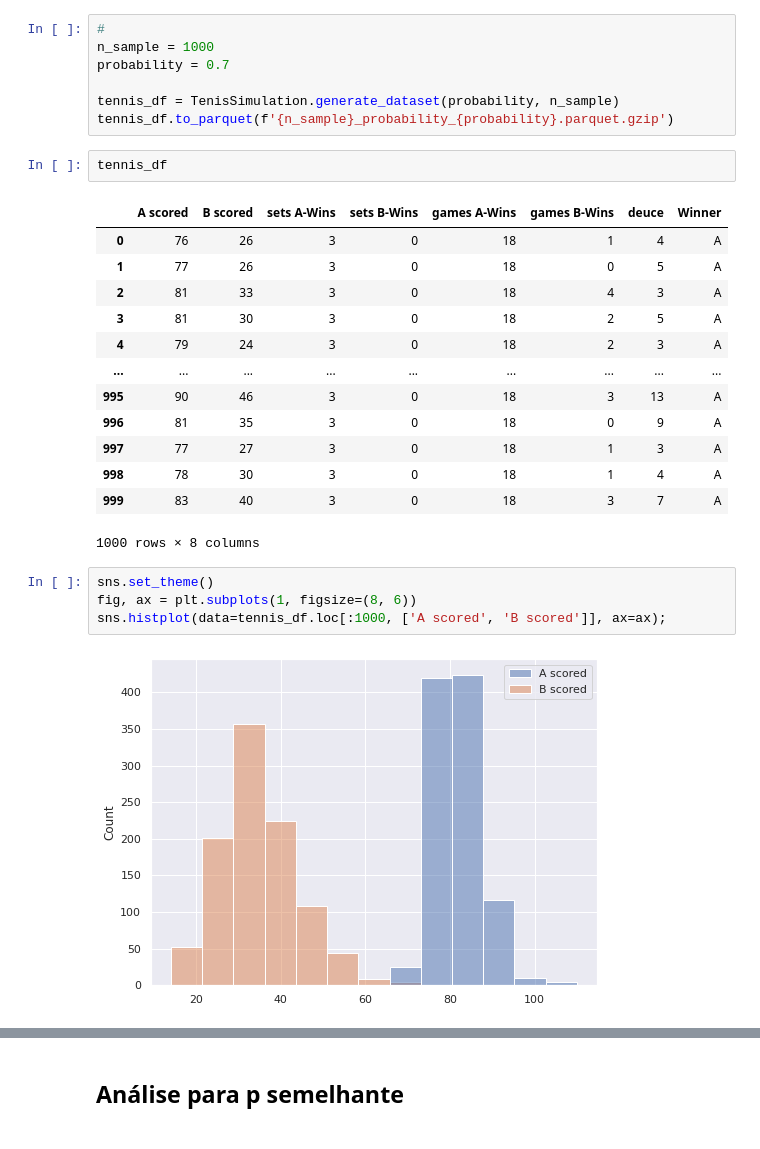
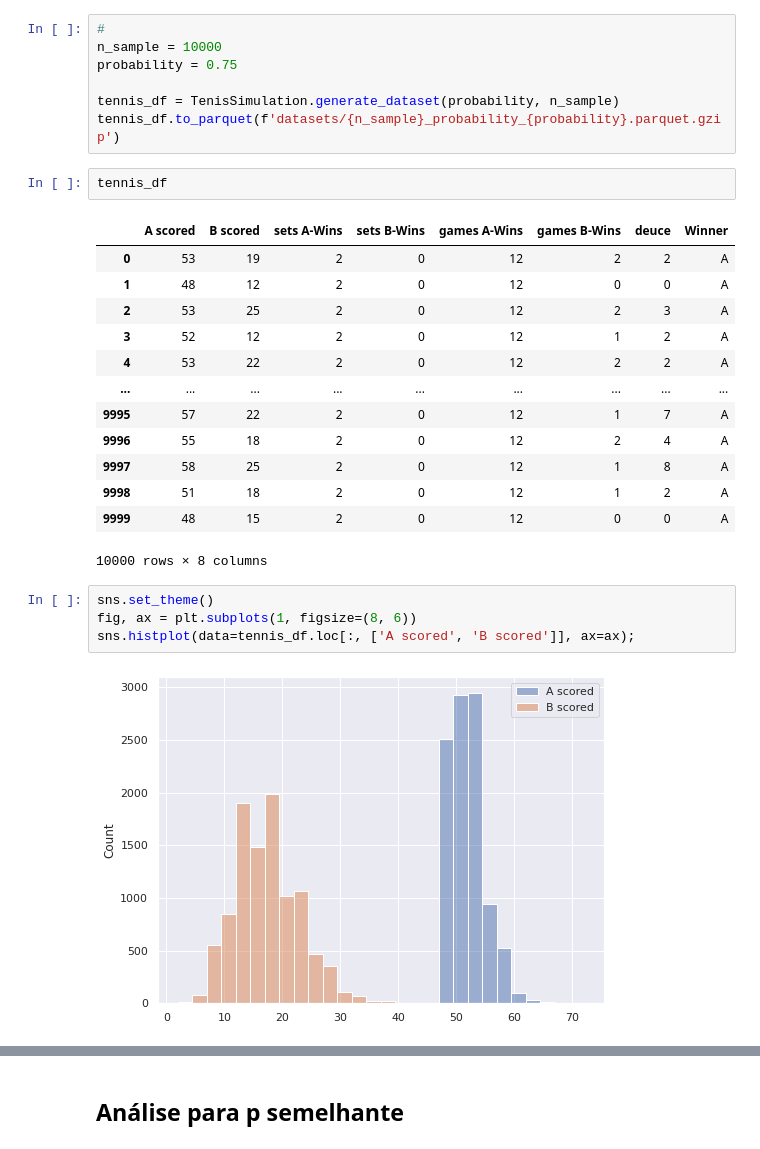
Before and after one commit to gsoaresbaptista/markov-tennis, a Jupyter notebook: analise.ipynb, the cells around one changed output, grey strips where cells are left out. Saved outputs shown, nothing was run; the diff lists cells and outputs as text.

```diff
--- a/analise.ipynb
+++ b/analise.ipynb
@@ -8,29 +14,29 @@ from src.tennis import TenisSimulation
 # %%
 #
-n_sample = 1000
-probability = 0.7
+n_sample = 10000
+probability = 0.75
 
 tennis_df = TenisSimulation.generate_dataset(probability, n_sample)
-tennis_df.to_parquet(f'{n_sample}_probability_{probability}.parquet.gzip')
+tennis_df.to_parquet(f'datasets/{n_sample}_probability_{probability}.parquet.gzip')
 # %%
 tennis_df
 # %% [output]
 |  | A scored | B scored | sets A-Wins | sets B-Wins | games A-Wins | games B-Wins | deuce | Winner |
-| 0 | 76 | 26 | 3 | 0 | 18 | 1 | 4 | A |
-| 1 | 77 | 26 | 3 | 0 | 18 | 0 | 5 | A |
-| 2 | 81 | 33 | 3 | 0 | 18 | 4 | 3 | A |
-| 3 | 81 | 30 | 3 | 0 | 18 | 2 | 5 | A |
-| 4 | 79 | 24 | 3 | 0 | 18 | 2 | 3 | A |
+| 0 | 53 | 19 | 2 | 0 | 12 | 2 | 2 | A |
+| 1 | 48 | 12 | 2 | 0 | 12 | 0 | 0 | A |
+| 2 | 53 | 25 | 2 | 0 | 12 | 2 | 3 | A |
+| 3 | 52 | 12 | 2 | 0 | 12 | 1 | 2 | A |
+| 4 | 53 | 22 | 2 | 0 | 12 | 2 | 2 | A |
 | ... | ... | ... | ... | ... | ... | ... | ... | ... |
-| 995 | 90 | 46 | 3 | 0 | 18 | 3 | 13 | A |
-| 996 | 81 | 35 | 3 | 0 | 18 | 0 | 9 | A |
-| 997 | 77 | 27 | 3 | 0 | 18 | 1 | 3 | A |
-| 998 | 78 | 30 | 3 | 0 | 18 | 1 | 4 | A |
-| 999 | 83 | 40 | 3 | 0 | 18 | 3 | 7 | A |
+| 9995 | 57 | 22 | 2 | 0 | 12 | 1 | 7 | A |
+| 9996 | 55 | 18 | 2 | 0 | 12 | 2 | 4 | A |
+| 9997 | 58 | 25 | 2 | 0 | 12 | 1 | 8 | A |
+| 9998 | 51 | 18 | 2 | 0 | 12 | 1 | 2 | A |
+| 9999 | 48 | 15 | 2 | 0 | 12 | 0 | 0 | A |
-1000 rows × 8 columns
+10000 rows × 8 columns
 # %%
 sns.set_theme()
 fig, ax = plt.subplots(1, figsize=(8, 6))
-sns.histplot(data=tennis_df.loc[:1000, ['A scored', 'B scored']], ax=ax);
+sns.histplot(data=tennis_df.loc[:, ['A scored', 'B scored']], ax=ax);
 # %% [output]
-[figure, old version]
+[figure, new version]
```
Also changed, not shown: parts of 35 cells of this notebook, 6 other files.
